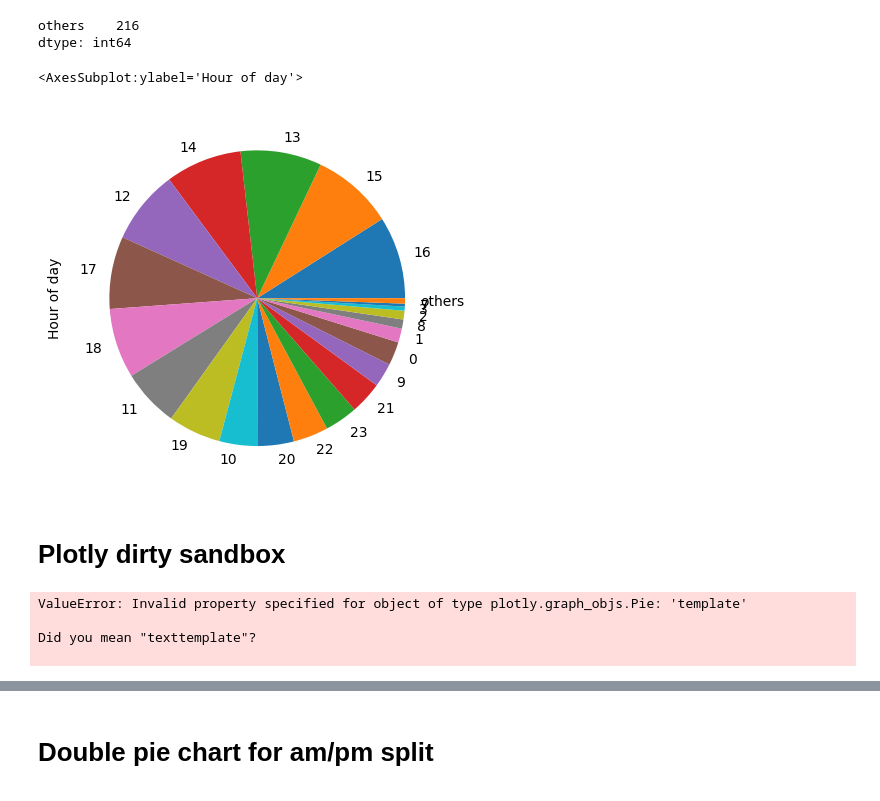
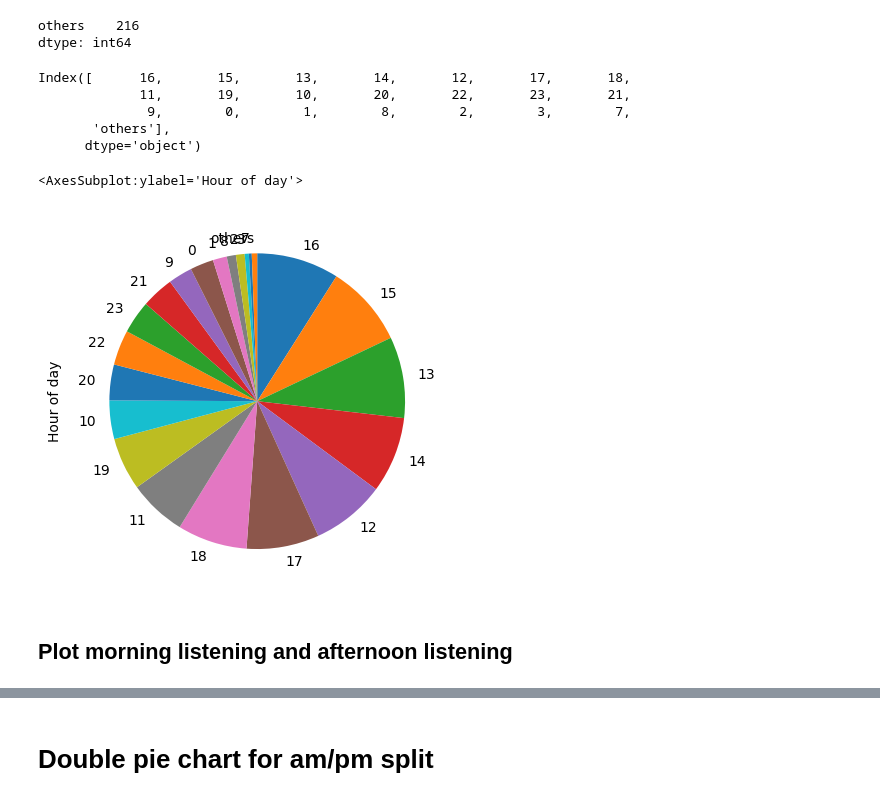
Before and after one commit to pmhalvor/website, a Jupyter notebook: radio/plot-times-mac.ipynb, the cells around one changed output, grey strips where cells are left out. Drawn from its saved outputs; the diff is of its cells as text; code cells hidden in the pictures.

Commit message:
play with clock visualization

```diff
--- a/radio/plot-times-mac.ipynb
+++ b/radio/plot-times-mac.ipynb
@@ -44,3 +45,11 @@ others    216
 dtype: int64
 # %%
 hours_pie = pd.concat([grouped_hours.drop( grouped_hours[grouped_hours < 100].index), other_row])
+# %%
+hours_pie.index
+# %% [output]
+Index([      16,       15,       13,       14,       12,       17,       18,
+             11,       19,       10,       20,       22,       23,       21,
+              9,        0,        1,        8,        2,        3,        7,
+       'others'],
+      dtype='object')
@@ -47,5 +58,10 @@ hours_pie = pd.concat([grouped_hours.drop( grouped_hours[grouped_hours < 100].in
 # %%
-hours_pie.plot.pie(ylabel="Hour of day")
+hours_pie.plot.pie(
+    ylabel="Hour of day",
+    startangle=90,
+    counterclock=False,
+
+)
 # %% [output]
 <AxesSubplot:ylabel='Hour of day'>
-[figure, old version]
+[figure, new version]
@@ -54,2 +67,0 @@ hours_pie.plot.pie(ylabel="Hour of day")
-# %% [markdown]
-# Plotly dirty sandbox
@@ -59,19 +67,0 @@ pd.options.plotting.backend = "plotly"
-# %%
-from plotly.graph_objs import Pie, Layout,Figure
-
-_layout = Layout(title='Hours of day')
-_data = Pie(
-    {
-        "labels": hours_pie.index,
-        "values": hours_pie.values,
-    },
-    hoverinfo='label+percent',
-    template="dark"
-)
-fig = Figure(data=[_data], layout=_layout, )
-#fig
-# %% [output]
-ValueError: Invalid property specified for object of type plotly.graph_objs.Pie: 'template'
-
-Did you mean "texttemplate"?
-
@@ -79,0 +68,2 @@ Did you mean "texttemplate"?
+# %% [markdown]
+## Plot morning listening and afternoon listening
```
Also changed, not shown: parts of 18 cells of this notebook, 1 other file.
